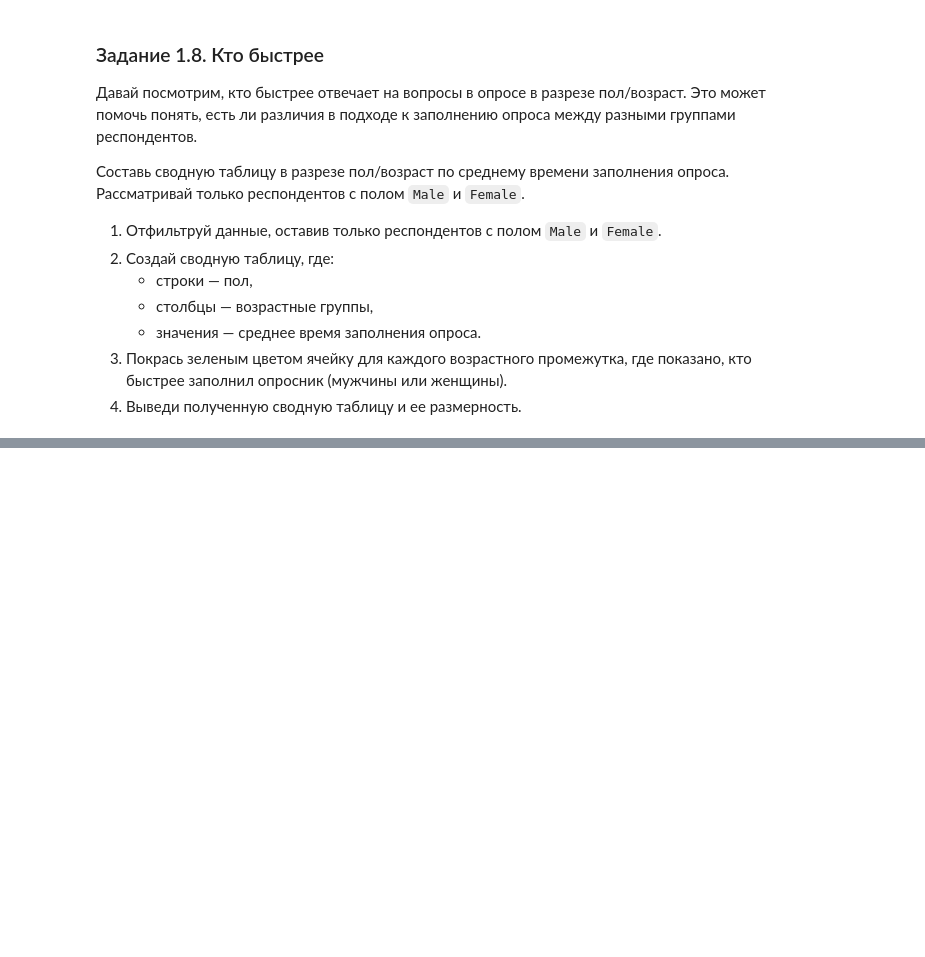
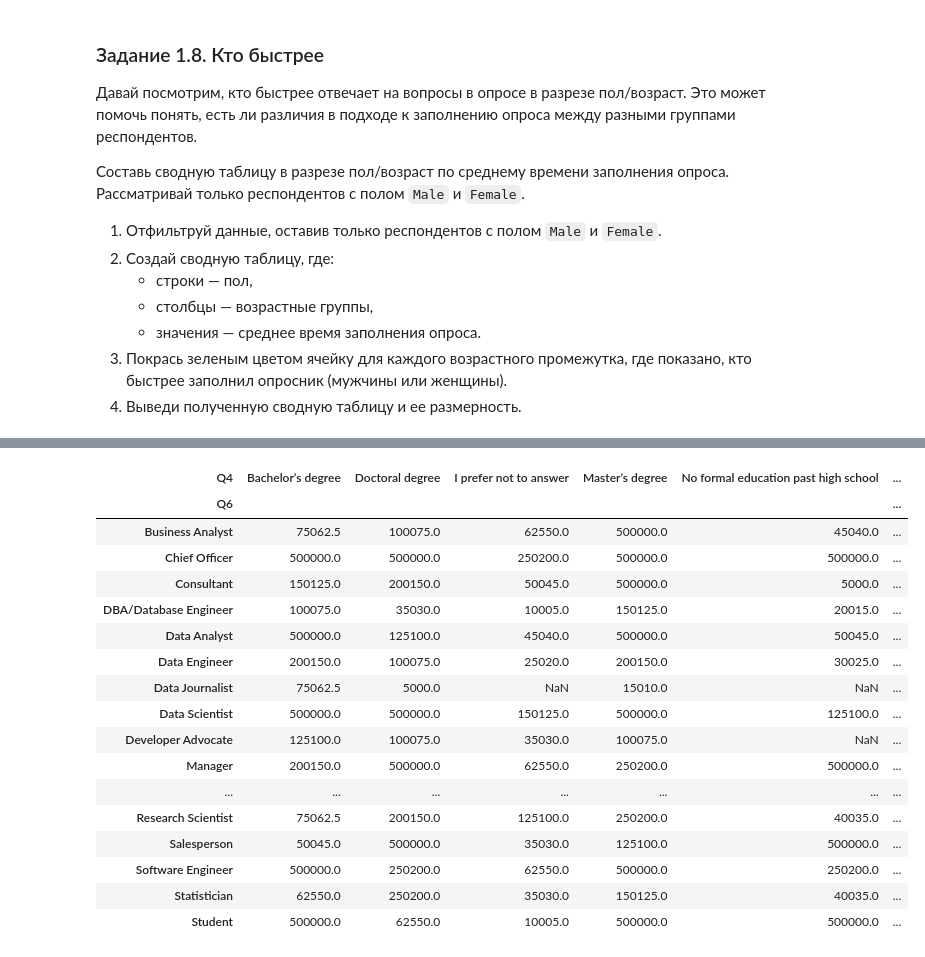
Before and after one commit to eugerne/school21-projects, a Jupyter notebook: project3/AI_Data_Analytics_Project_3_ID_1577559-1-1/src/03-assignment.ipynb, the cells around one changed output, grey strips where cells are left out. Saved outputs shown, nothing was run; the diff lists cells and outputs as text; code cells hidden in the pictures; blank space fills up the shorter version.

```diff
--- a/project3/AI_Data_Analytics_Project_3_ID_1577559-1-1/src/03-assignment.ipynb
+++ b/project3/AI_Data_Analytics_Project_3_ID_1577559-1-1/src/03-assignment.ipynb
@@ -119,0 +505,9 @@ $$IQR = Q3 - Q1$$
+# %%
+lower = 120
+
+cleaned_responses = responses[
+  (responses["Time from Start to Finish (seconds)"] >= lower) &
+  (responses["Time from Start to Finish (seconds)"] <= upper)
+  ]
+
+cleaned_responses.shape
@@ -166,0 +866,23 @@ $$IQR = Q3 - Q1$$
+# %%
+import pandas as pd
+
+def interval_to_mean(interval):
+    if pd.isna(interval):
+        return None
+
+    if interval == "I do not wish to disclose my approximate yearly compensation":
+        return None
+
+    if interval == "500,000+":
+        return 500000
+
+    interval = interval.replace(",", "")
+
+    left, right = interval.split("-")
+
+    left = int(left)
+    right = int(right)
+
+    return (left + right) / 2
+# %%
+cleaned_responses["Salary"] = cleaned_responses["Q9"].apply(interval_to_mean)
@@ -166,0 +909,29 @@ $$IQR = Q3 - Q1$$
+# %%
+salaries_education = pd.pivot_table(
+  data=cleaned_responses,
+  index="Q6",
+  columns="Q4",
+  values="Salary",
+  aggfunc="max"
+)
+
+salaries_education
+# %% [output]
+| Q4 | Bachelor’s degree | Doctoral degree | I prefer not to answer | Master’s degree | No formal education past high school | ... |
+| Q6 |  |  |  |  |  | ... |
+| Business Analyst | 75062.5 | 100075.0 | 62550.0 | 500000.0 | 45040.0 | ... |
+| Chief Officer | 500000.0 | 500000.0 | 250200.0 | 500000.0 | 500000.0 | ... |
+| Consultant | 150125.0 | 200150.0 | 50045.0 | 500000.0 | 5000.0 | ... |
+| DBA/Database Engineer | 100075.0 | 35030.0 | 10005.0 | 150125.0 | 20015.0 | ... |
+| Data Analyst | 500000.0 | 125100.0 | 45040.0 | 500000.0 | 50045.0 | ... |
+| Data Engineer | 200150.0 | 100075.0 | 25020.0 | 200150.0 | 30025.0 | ... |
+| Data Journalist | 75062.5 | 5000.0 | NaN | 15010.0 | NaN | ... |
+| Data Scientist | 500000.0 | 500000.0 | 150125.0 | 500000.0 | 125100.0 | ... |
+| Developer Advocate | 125100.0 | 100075.0 | 35030.0 | 100075.0 | NaN | ... |
+| Manager | 200150.0 | 500000.0 | 62550.0 | 250200.0 | 500000.0 | ... |
+| ... | ... | ... | ... | ... | ... | ... |
+| Research Scientist | 75062.5 | 200150.0 | 125100.0 | 250200.0 | 40035.0 | ... |
+| Salesperson | 50045.0 | 500000.0 | 35030.0 | 125100.0 | 500000.0 | ... |
+| Software Engineer | 500000.0 | 250200.0 | 62550.0 | 500000.0 | 250200.0 | ... |
+| Statistician | 62550.0 | 250200.0 | 35030.0 | 150125.0 | 40035.0 | ... |
+| Student | 500000.0 | 62550.0 | 10005.0 | 500000.0 | 500000.0 | ... |
```
Also changed, not shown: parts of 58 cells of this notebook, 53 other files.
